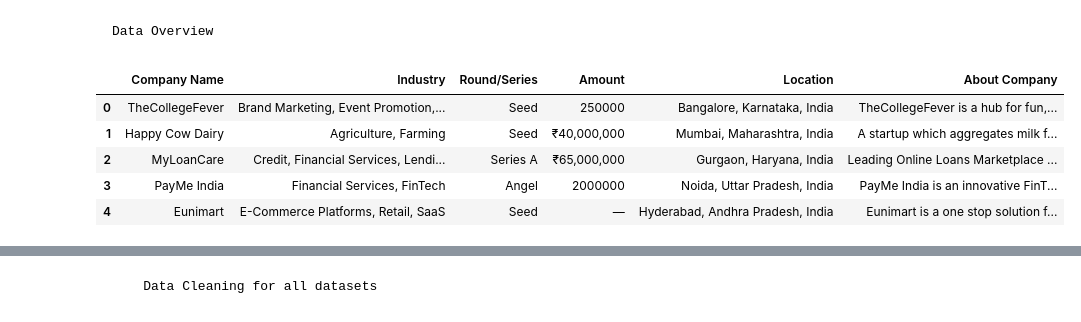
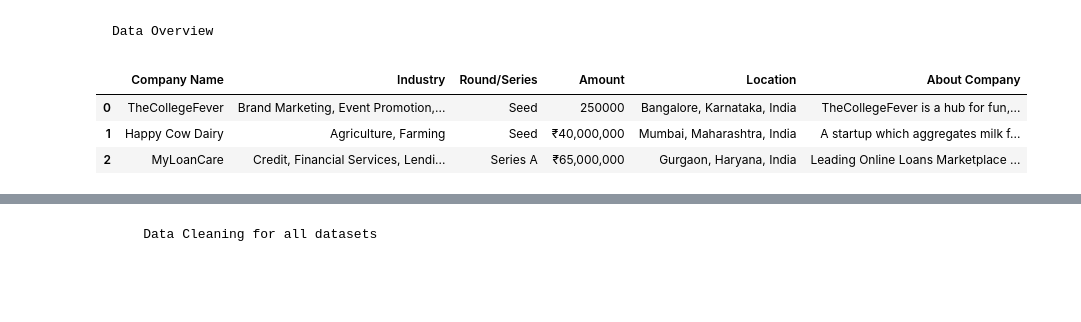
Before and after one commit to DelphinKdl/-Data-analysis-project-Data-Driven-Insights-for-Indian-Startup-Growth, a Jupyter notebook: notebook.ipynb, the cells around one changed output, grey strips where cells are left out. Cells and saved outputs as stored; diff of their text form; code cells hidden in the pictures; blank space fills up the shorter version.

```diff
--- a/notebook.ipynb
+++ b/notebook.ipynb
@@ -67,11 +69,9 @@ data_2021 = pd.read_sql(query2, con)
     Data Overview
 # %%
 # 2018 dataset overview
-data_2018.head()
+data_2018.head(3)
 # %% [output]
 |  | Company Name | Industry | Round/Series | Amount | Location | About Company |
 | 0 | TheCollegeFever | Brand Marketing, Event Promotion,... | Seed | 250000 | Bangalore, Karnataka, India | TheCollegeFever is a hub for fun,... |
 | 1 | Happy Cow Dairy | Agriculture, Farming | Seed | ₹40,000,000 | Mumbai, Maharashtra, India | A startup which aggregates milk f... |
 | 2 | MyLoanCare | Credit, Financial Services, Lendi... | Series A | ₹65,000,000 | Gurgaon, Haryana, India | Leading Online Loans Marketplace ... |
-| 3 | PayMe India | Financial Services, FinTech | Angel | 2000000 | Noida, Uttar Pradesh, India | PayMe India is an innovative FinT... |
-| 4 | Eunimart | E-Commerce Platforms, Retail, SaaS | Seed | — | Hyderabad, Andhra Pradesh, India | Eunimart is a one stop solution f... |
```
Also changed, not shown: parts of 42 cells of this notebook.
